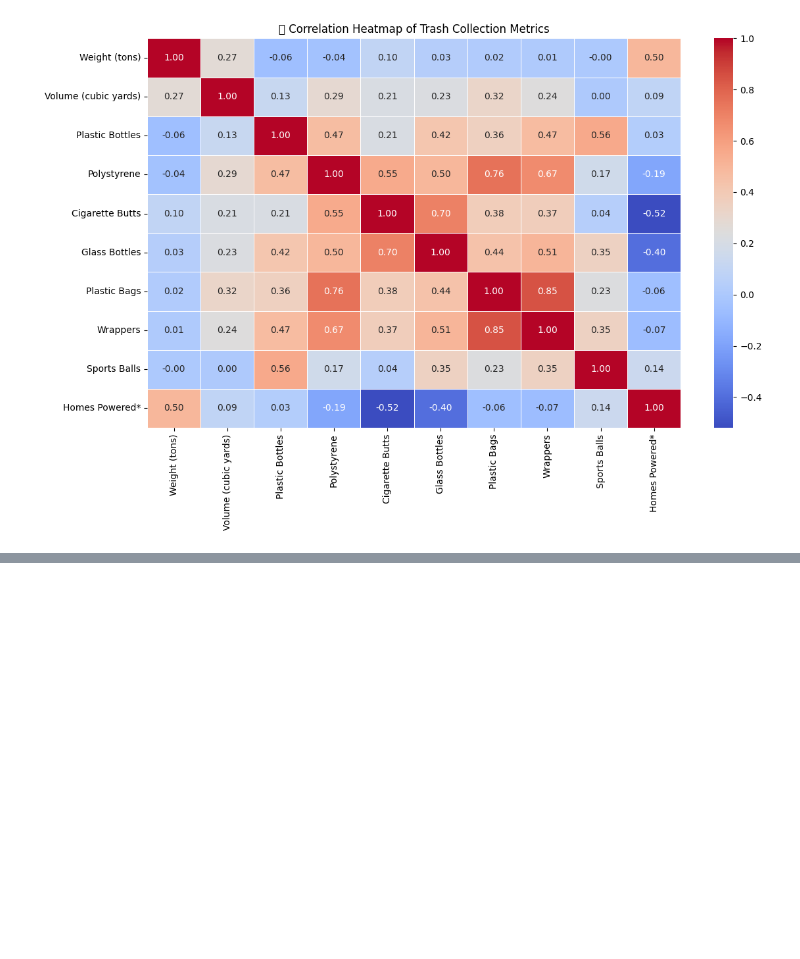
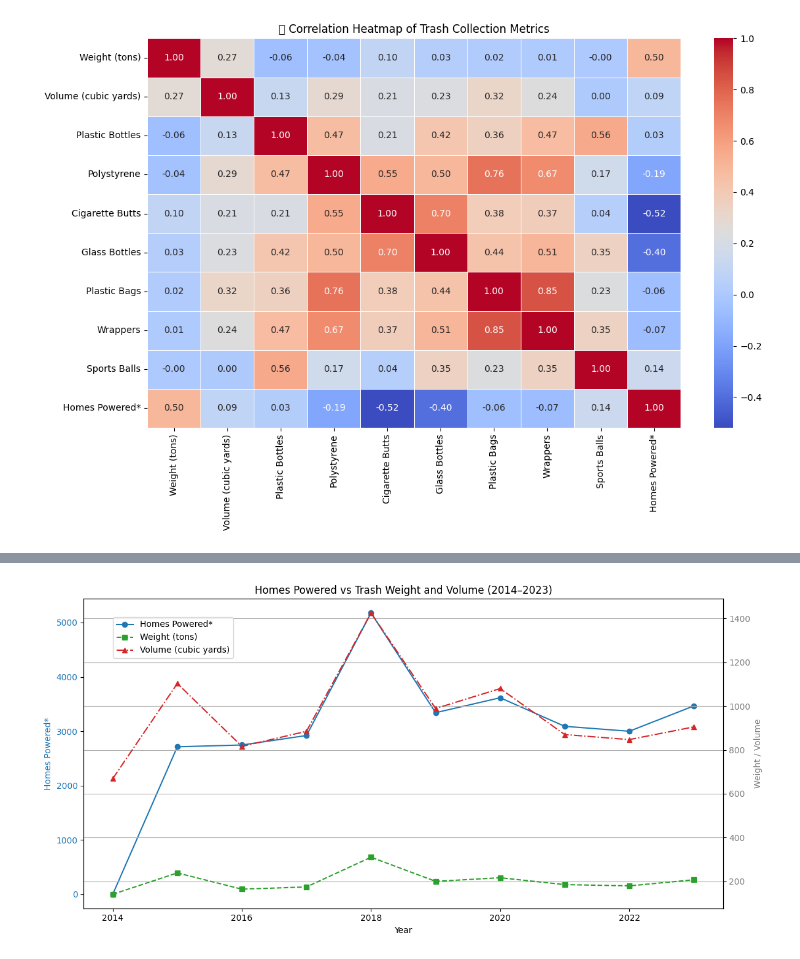
Before and after one commit to gunwes16/Data-110, a Jupyter notebook: ChrisLeiby_Project1.ipynb, the cells around one changed output, grey strips where cells are left out. Saved outputs shown, nothing was run; the diff lists cells and outputs as text; code cells hidden in the pictures; blank space fills up the shorter version.

```diff
--- a/ChrisLeiby_Project1.ipynb
+++ b/ChrisLeiby_Project1.ipynb
@@ -147,3 +213,25 @@ Notes:
 [1] Standard Errors assume that the covariance matrix of the errors is correctly specified.
 [2] The condition number is large, 4.06e+05. This might indicate that there are
 strong multicollinearity or other numerical problems.
+# %%
+df_cleaned = df.drop(columns=['Unnamed: 14', 'Unnamed: 15'], errors='ignore')
+
+columns_to_convert = [
+    "Weight (tons)", "Volume (cubic yards)", "Plastic Bottles", "Polystyrene",
+    "Cigarette Butts", "Glass Bottles", "Plastic Bags", "Wrappers",
+    "Sports Balls", "Homes Powered*"
+]
+
+for col in columns_to_convert:
+    df_cleaned[col] = df_cleaned[col].astype(str).str.replace(',', '', regex=False)
+    df_cleaned[col] = pd.to_numeric(df_cleaned[col], errors='coerce')
+
+df_cleaned['Date'] = pd.to_datetime(df_cleaned['Date'], errors='coerce')
+df_cleaned = df_cleaned.dropna(subset=['Year', 'Date'])
+
+# Group data by year
+grouped_by_year = df_cleaned.groupby('Year')[[
+    'Homes Powered*', 'Weight (tons)', 'Volume (cubic yards)'
+]].sum()
+
+grouped_by_year
@@ -149,0 +251,24 @@ strong multicollinearity or other numerical problems.
+# %%
+fig, ax1 = plt.subplots(figsize=(12, 6))
+
+# First axis: Homes Powered
+ax1.set_xlabel("Year")
+ax1.set_ylabel("Homes Powered*", color='tab:blue')
+ax1.plot(grouped_by_year.index, grouped_by_year["Homes Powered*"], color='tab:blue', marker='o', label='Homes Powered*')
+ax1.tick_params(axis='y', labelcolor='tab:blue')
+
+# Second axis: Weight and Volume
+ax2 = ax1.twinx()
+ax2.set_ylabel("Weight / Volume", color='tab:gray')
+ax2.plot(grouped_by_year.index, grouped_by_year["Weight (tons)"], color='tab:green', linestyle='--', marker='s', label='Weight (tons)')
+ax2.plot(grouped_by_year.index, grouped_by_year["Volume (cubic yards)"], color='tab:red', linestyle='-.', marker='^', label='Volume (cubic yards)')
+ax2.tick_params(axis='y', labelcolor='tab:gray')
+
+# Title and Legend
+plt.title("Homes Powered vs Trash Weight and Volume (2014–2023)")
+fig.tight_layout()
+fig.legend(loc='upper left', bbox_to_anchor=(0.1, 0.9))
+plt.grid(True)
+plt.show()
+# %% [output]
+[figure, added]
```
Also changed, not shown: parts of 15 cells of this notebook.
